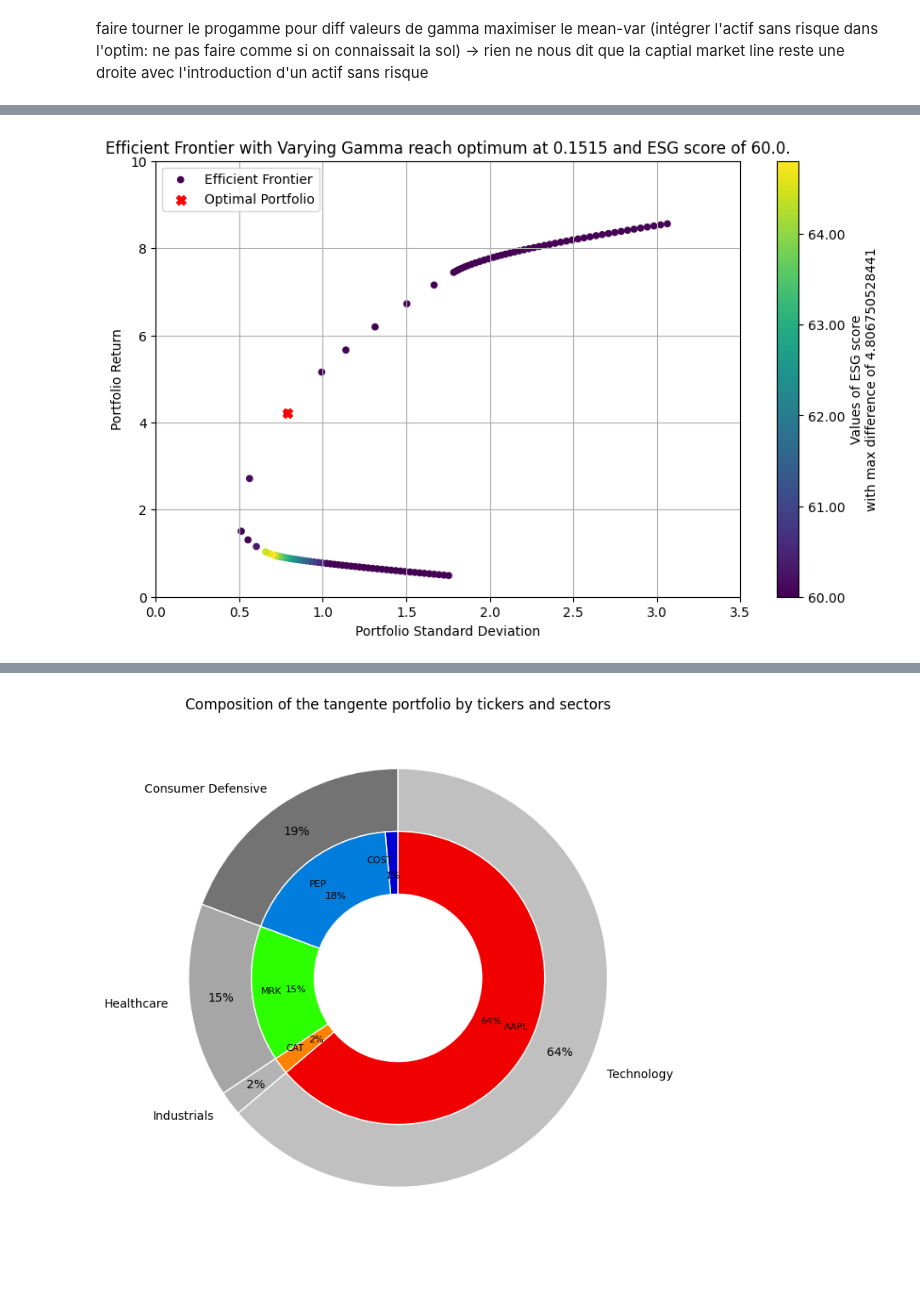
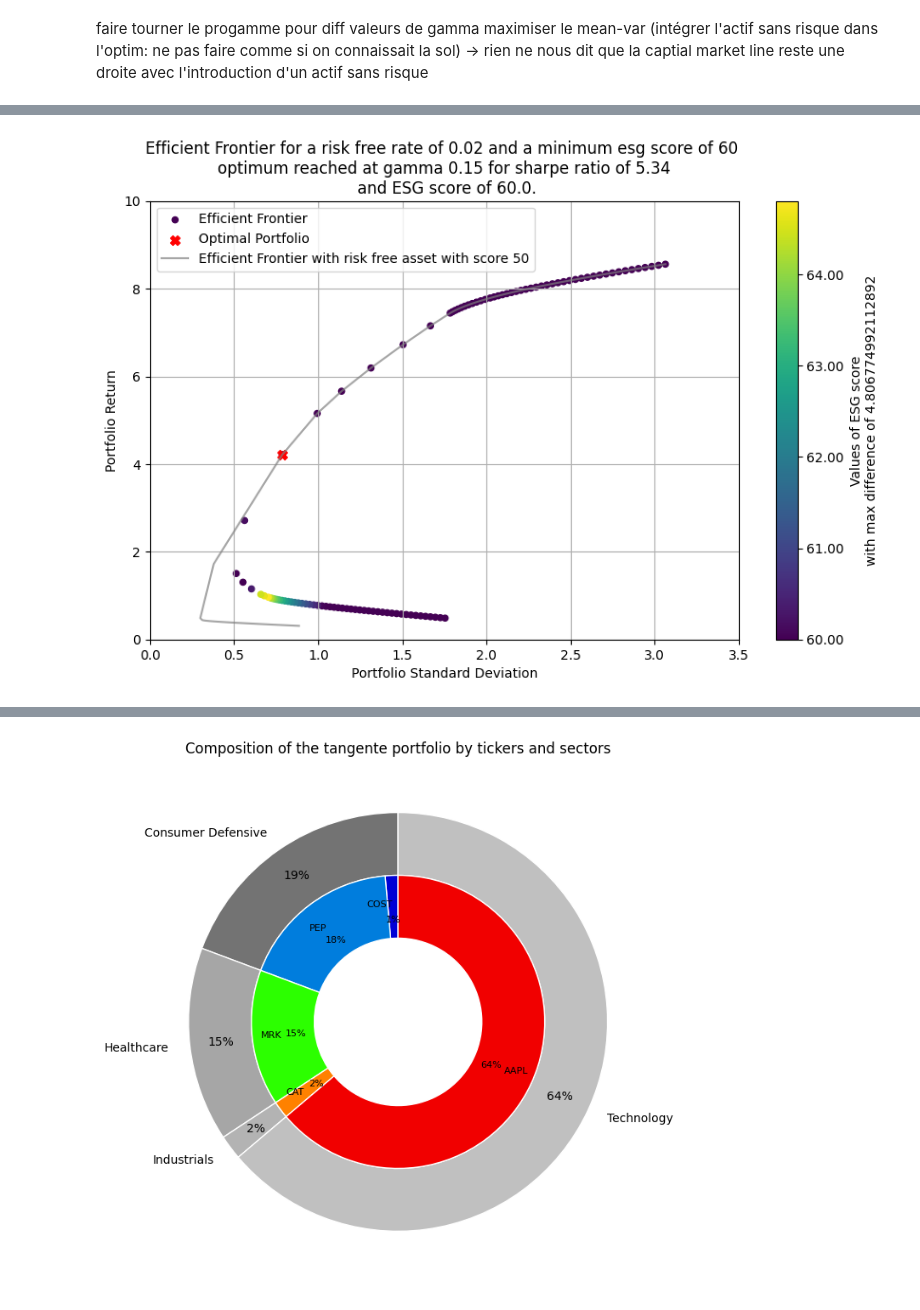
Before and after one commit to antoinedte/-Allocation_de_portefeuille_sous_contrainte_ESG, a Jupyter notebook: exploration/20240309_msci_rating copy.ipynb, the cells around one changed output, grey strips where cells are left out. Cells and saved outputs as stored; diff of their text form; code cells hidden in the pictures; blank space fills up the shorter version.

```diff
--- a/exploration/20240309_msci_rating copy.ipynb
+++ b/exploration/20240309_msci_rating copy.ipynb
@@ -159,9 +158,11 @@ PORTFOLIO.plot_efficient_frontier(GAMMA_VALUES,
 # %%
 # efficient_frontier_60_esg_min.png
 PORTFOLIO.plot_efficient_frontier(GAMMA_VALUES,
-                                  risk_free_rate=0,
-                                  max_esg_score=MAX_ESG_SCORE,
+                                  risk_free_rate=0.02,
+                                  score_esg_risk_free_rate=0,
+                                  max_esg_score=60, # min
                                   fully_invested=True,
-                                  long_only=True)
+                                  long_only=True,
+                                  with_both_risk_free_and_without=True)
 # %% [output]
-[figure, old version]
+[figure, new version]
```
Also changed, not shown: parts of 29 cells of this notebook, 20 other files.
